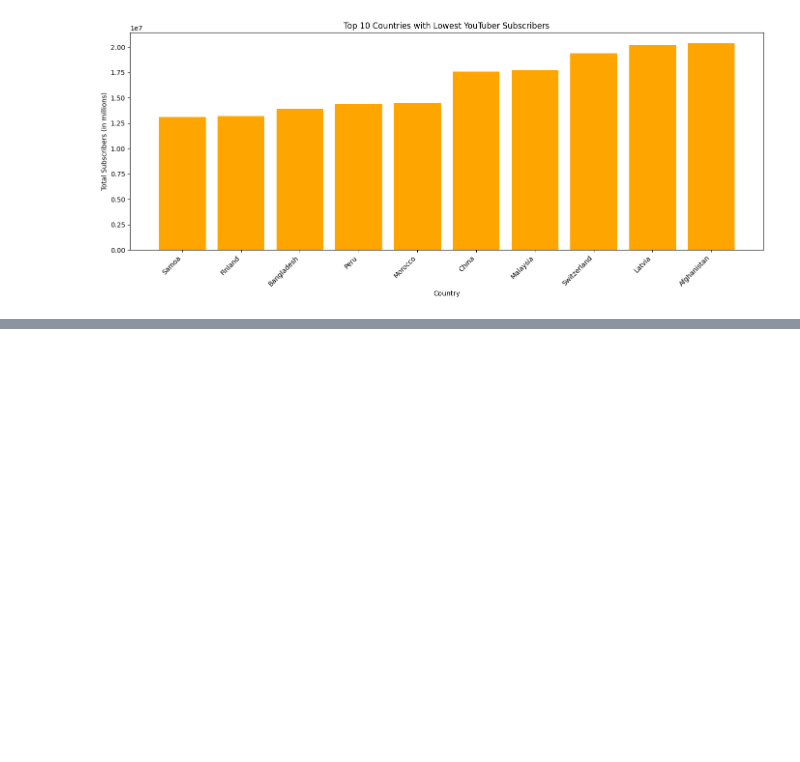
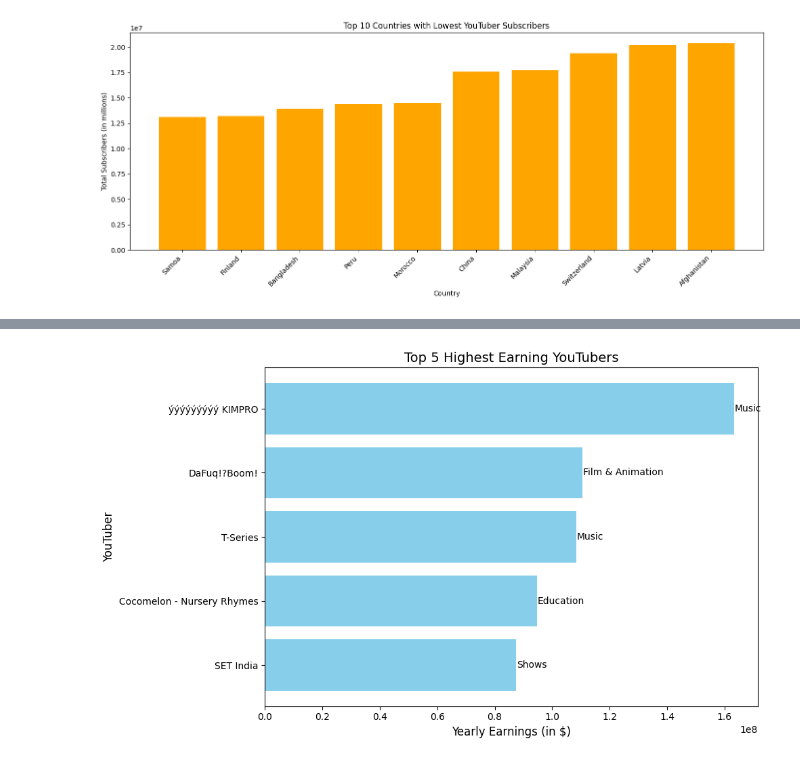
Before and after one commit to mimomaina/pythondataanalysis, a Jupyter notebook: Global_Youtube_statistics.ipynb, the cells around one changed output, grey strips where cells are left out. Cells and saved outputs as stored; diff of their text form; code cells hidden in the pictures; blank space fills up the shorter version.

```diff
--- a/Global_Youtube_statistics.ipynb
+++ b/Global_Youtube_statistics.ipynb
@@ -344,0 +410,23 @@ plt.show()
+# %%
+# Sort to get the top 5 highest-earning YouTubers
+top_earning = youtube.sort_values(by='highest_yearly_earnings', ascending=False).head(5)
+
+# Sort the data for horizontal bar chart (descending order for bar alignment)
+top_earning = top_earning.sort_values(by='highest_yearly_earnings', ascending=True)
+
+# Create a horizontal bar chart
+plt.figure(figsize=(10, 6))
+plt.barh(top_earning['Youtuber'],
+         top_earning['highest_yearly_earnings'], color='skyblue')
+plt.title('Top 5 Highest Earning YouTubers', fontsize=14)
+plt.xlabel('Yearly Earnings (in $)', fontsize=12)
+plt.ylabel('YouTuber', fontsize=12)
+
+# Annotate each bar with the category
+for i, (earnings, category) in enumerate(zip(top_earning['highest_yearly_earnings'], top_earning['category'])):
+    plt.text(earnings + 1e5, i, category, va='center', fontsize=10)
+
+plt.tight_layout()
+plt.show()
+# %% [output]
+[figure, added]
```
Also changed, not shown: parts of 4 cells of this notebook.
